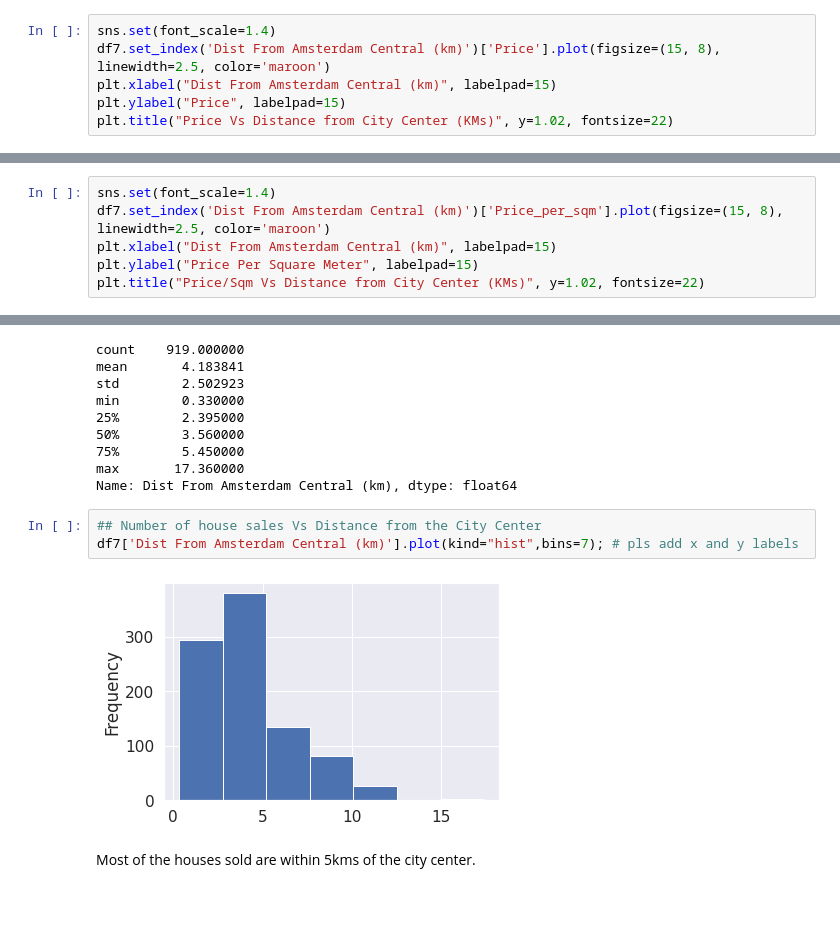
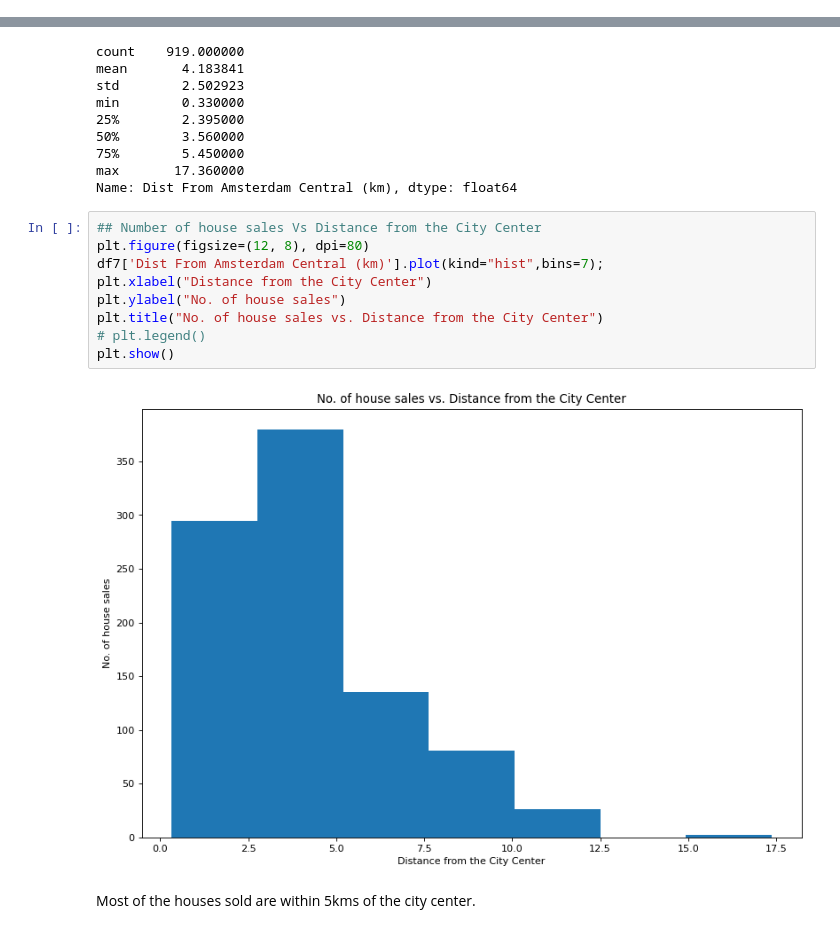
Before and after one commit to kuntala-c/Amsterdam-Housing-Price-Analysis, a Jupyter notebook: Amsterdam_Housing_Price_Analysis.ipynb, the cells around one changed output, grey strips where cells are left out. Saved outputs shown, nothing was run; the diff lists cells and outputs as text; blank space fills up the shorter version.

Commit message:
visualization updated

```diff
--- a/Amsterdam_Housing_Price_Analysis.ipynb
+++ b/Amsterdam_Housing_Price_Analysis.ipynb
@@ -444,6 +467,0 @@ Maximum house sales are at 1017 zip code
-# %%
-sns.set(font_scale=1.4)
-df7.set_index('Dist From Amsterdam Central (km)')['Price'].plot(figsize=(15, 8), linewidth=2.5, color='maroon')
-plt.xlabel("Dist From Amsterdam Central (km)", labelpad=15)
-plt.ylabel("Price", labelpad=15)
-plt.title("Price Vs Distance from City Center (KMs)", y=1.02, fontsize=22)
@@ -455,6 +467,0 @@ Text(0.5, 1.02, 'Price Vs Distance from City Center (KMs)')
-# %%
-sns.set(font_scale=1.4)
-df7.set_index('Dist From Amsterdam Central (km)')['Price_per_sqm'].plot(figsize=(15, 8), linewidth=2.5, color='maroon')
-plt.xlabel("Dist From Amsterdam Central (km)", labelpad=15)
-plt.ylabel("Price Per Square Meter", labelpad=15)
-plt.title("Price/Sqm Vs Distance from City Center (KMs)", y=1.02, fontsize=22)
@@ -475,9 +479,15 @@ max       17.360000
 Name: Dist From Amsterdam Central (km), dtype: float64
 # %%
 ## Number of house sales Vs Distance from the City Center
-df7['Dist From Amsterdam Central (km)'].plot(kind="hist",bins=7); # pls add x and y labels
+plt.figure(figsize=(12, 8), dpi=80)
+df7['Dist From Amsterdam Central (km)'].plot(kind="hist",bins=7);
+plt.xlabel("Distance from the City Center")
+plt.ylabel("No. of house sales")
+plt.title("No. of house sales vs. Distance from the City Center")
+# plt.legend()
+plt.show()
 # %% [output]
-[figure, old version]
+[figure, new version]
 # %% [markdown]
 Most of the houses sold are within 5kms of the city center.
 # %% [markdown]
```
Also changed, not shown: parts of 30 cells of this notebook.
